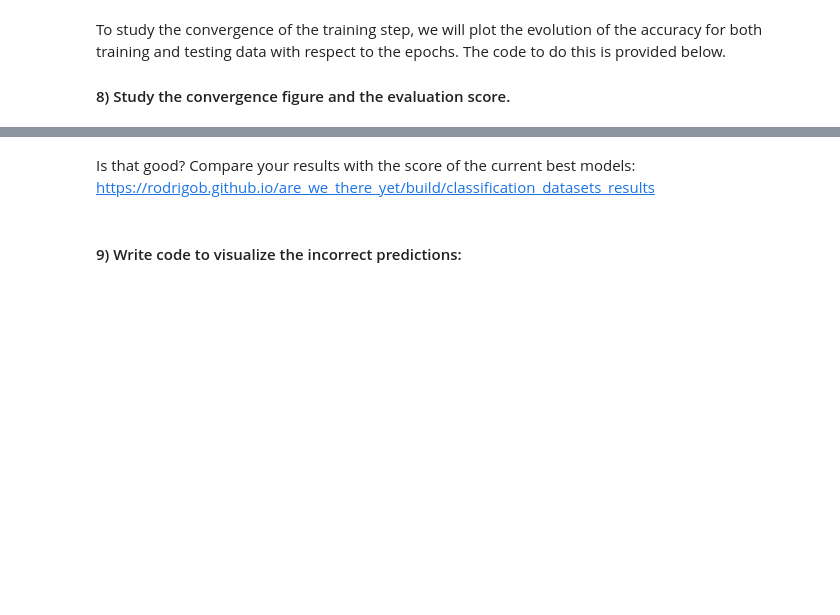
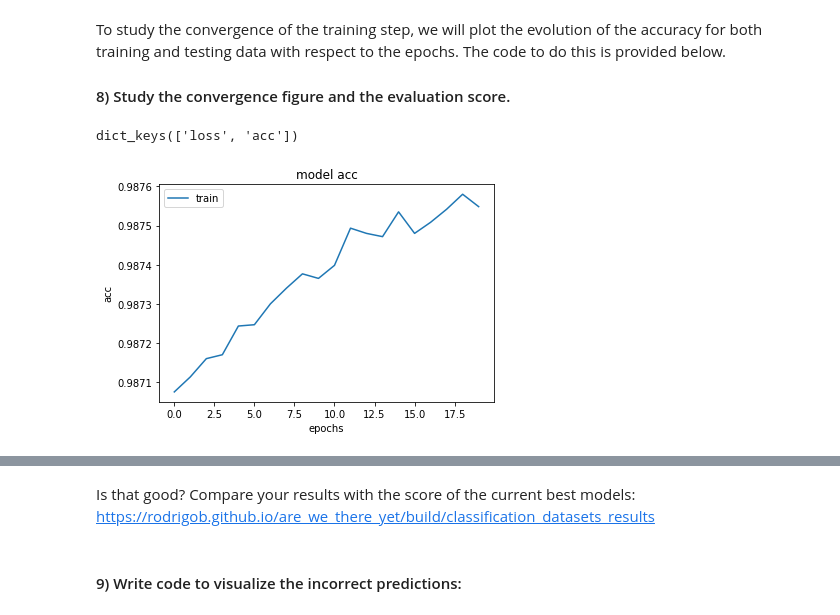
Before and after one commit to iqdecay/DeepLearning, a Jupyter notebook: LabSession3_MLP_MNIST.ipynb, the cells around one changed output, grey strips where cells are left out. Cells and saved outputs as stored; diff of their text form; code cells hidden in the pictures; blank space fills up the shorter version.

```diff
--- a/LabSession3_MLP_MNIST.ipynb
+++ b/LabSession3_MLP_MNIST.ipynb
@@ -116,5 +116,5 @@ model.compile(RMSprop(), loss="binary_crossentropy", metrics=["accuracy"])
 # %%
 batch_size = 128
 epochs = 20
-model.train_on_batch(x_train, z_train, batch_size, epochs)
+history = model.fit(x_train, z_train, batch_size, epochs)
 # %% [output]
@@ -126,17 +142,20 @@ To study the convergence of the training step, we will plot the evolution of the
 # %%
 # list all data in history
 print(history.history.keys())
 
 #Visualize history (loss vs epochs)
 plt.figure()
 plt.plot(history.history['acc'])
-plt.plot(history.history['val_acc'])
+#plot.plot(history.history['loss'])
 plt.title('model acc')
 plt.ylabel('acc')
 plt.xlabel('epochs')
 plt.legend(['train','val'], loc='upper left')
 plt.show()
 
 score = model.evaluate(x_test, z_test, verbose=0)
 print('Test loss:', score[0])
 print('Test accuracy:', score[1])
+# %% [output]
+dict_keys(['loss', 'acc'])
+[figure, added]
```
Also changed, not shown: parts of 4 cells of this notebook, 1 other file.
